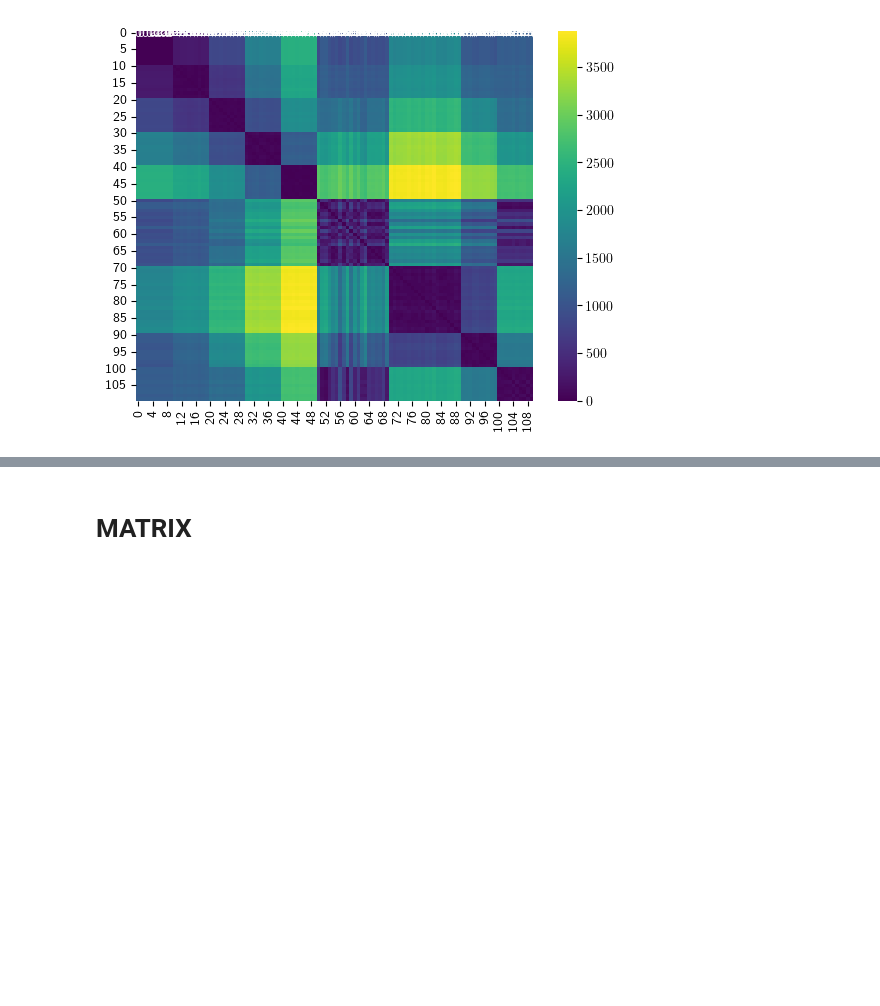
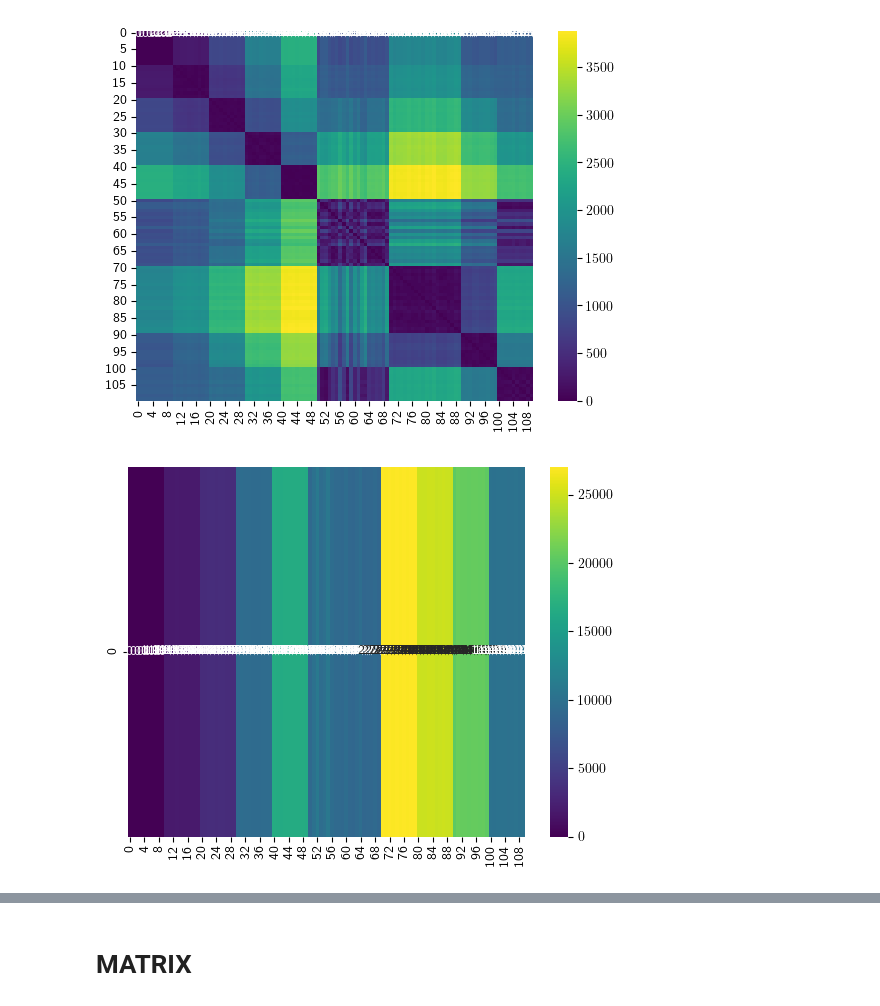
Before and after one commit to etscheelk/2024SummerTopo, a Jupyter notebook: Lucia/data-2.ipynb, the cells around one changed output, grey strips where cells are left out. Cells and saved outputs as stored; diff of their text form; code cells hidden in the pictures; blank space fills up the shorter version.

```diff
--- a/Lucia/data-2.ipynb
+++ b/Lucia/data-2.ipynb
@@ -517,6 +554,9 @@ print(log_counts)
 # %%
-def sample_from_cdf(weight_count, n):
-    "n is the number of edges"
+def sample_from_cdf(
+        weight_count:dict,
+        n: int):
+    """weight_count: the dictionary of weight counts from the real data
+        n: """
     sorted_weights = sorted(weight_count.items())
 
     # Separate the weights and their counts for plotting
@@ -625,10 +674,6 @@ plt.plot(x_plot, y_plot, 'r-', lw=2, label='Original Function')
 # %% [output]
 [<matplotlib.lines.Line2D at 0x...>]
 [figure]
-# %%
-# Define the function
-def f(x):
-    return 28734 * x**5 - 58452 * x**4 + 44040 * x**3 - 14361 * x**2 + 1827 * x - 50
 # %%
 # Find the maximum value of the function in the range [0, 1]
 x_values = np.linspace(0, 1, 100)
@@ -1680,3 +1842,5 @@ mylist_4 = get_mylist(lists4, 3, 10, True, 0.3, 8, 6, 0.0225)
 [4785, 17456]
 0.002
 3
+# %%
+mylist_all = get_mylist(lists_all, 2, 10, True, 0.3, 34, 28, 0.0375)
@@ -1683,3 +1860,5 @@ mylist_4 = get_mylist(lists4, 3, 10, True, 0.3, 8, 6, 0.0225)
+# %%
+distance_vector_all = barcode_distance_vector(mylist_all)
 # %%
 distance_vector1=barcode_distance_vector(mylist_1)
 print(1)
@@ -1703,6 +1882,14 @@ sns.heatmap(distance_matrix, cmap='viridis', annot=True)
 plt.show()
 # %% [output]
 [figure]
+# %%
+# Create a heatmap
+sns.heatmap(distance_vector_all, cmap='viridis', annot=True)
+
+# Show the plot
+plt.show()
+# %% [output]
+[figure, added]
 # %%
 # Create a heatmap
 sns.heatmap(combined_vectors, cmap='viridis', annot=True)
```
Also changed, not shown: parts of 41 cells of this notebook.
